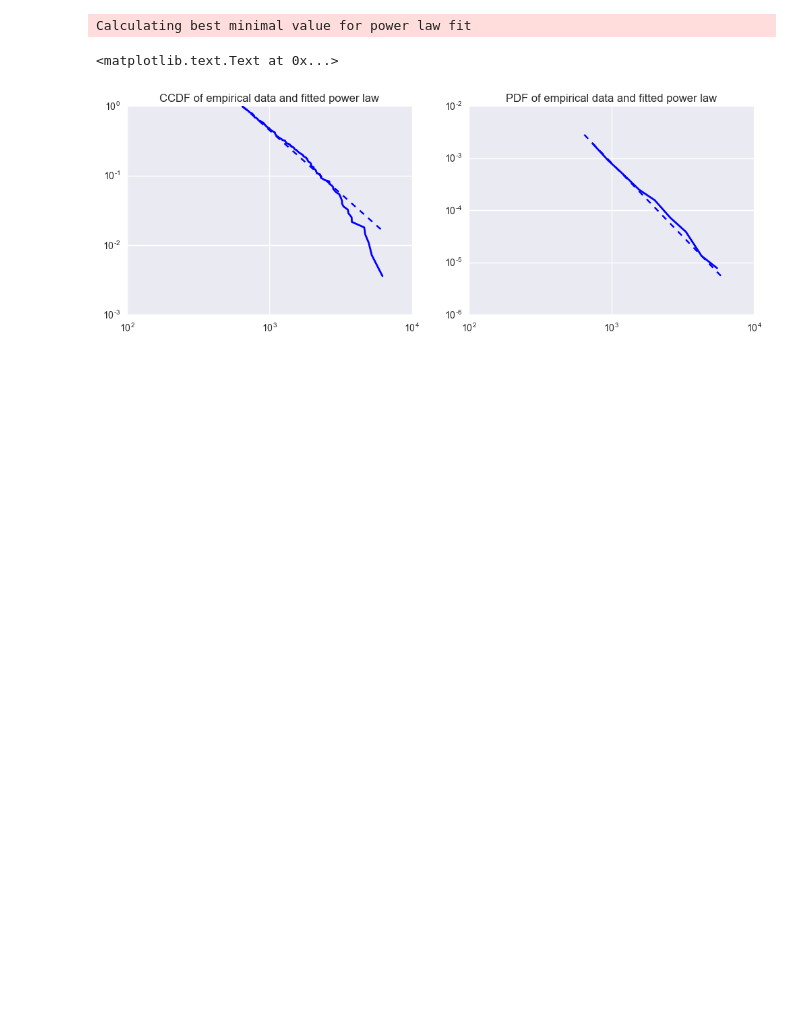
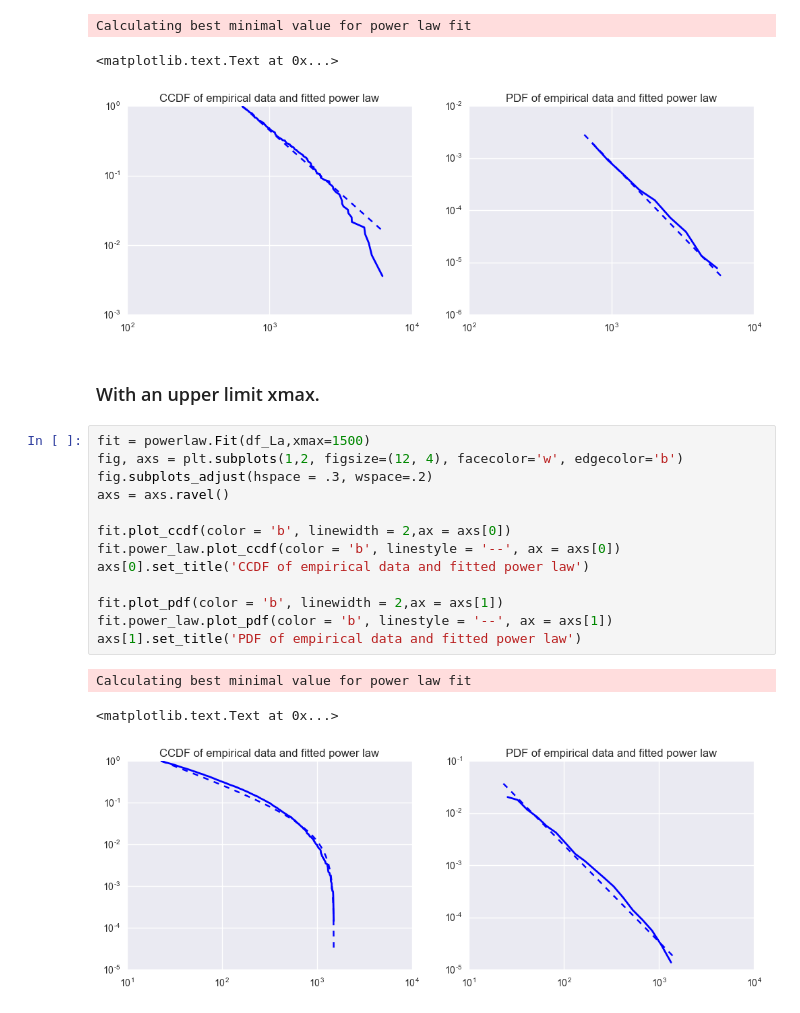
Before and after one commit to COMPG011data/22222222, a Jupyter notebook: Assignment1_Q4.ipynb, the cells around one changed output. Saved outputs shown, nothing was run; the diff lists cells and outputs as text; blank space fills up the shorter version.

```diff
--- a/Assignment1_Q4.ipynb
+++ b/Assignment1_Q4.ipynb
@@ -50,3 +50,22 @@ axs[1].set_title('PDF of empirical data and fitted power law')
 Calculating best minimal value for power law fit
 <matplotlib.text.Text at 0x...>
 [figure]
+# %% [markdown]
+### With an upper limit xmax.
+# %%
+fit = powerlaw.Fit(df_La,xmax=1500)
+fig, axs = plt.subplots(1,2, figsize=(12, 4), facecolor='w', edgecolor='b')
+fig.subplots_adjust(hspace = .3, wspace=.2)
+axs = axs.ravel()
+
+fit.plot_ccdf(color = 'b', linewidth = 2,ax = axs[0])
+fit.power_law.plot_ccdf(color = 'b', linestyle = '--', ax = axs[0])
+axs[0].set_title('CCDF of empirical data and fitted power law')
+
+fit.plot_pdf(color = 'b', linewidth = 2,ax = axs[1])
+fit.power_law.plot_pdf(color = 'b', linestyle = '--', ax = axs[1])
+axs[1].set_title('PDF of empirical data and fitted power law')
+# %% [output]
+Calculating best minimal value for power law fit
+<matplotlib.text.Text at 0x...>
+[figure, added]
```
